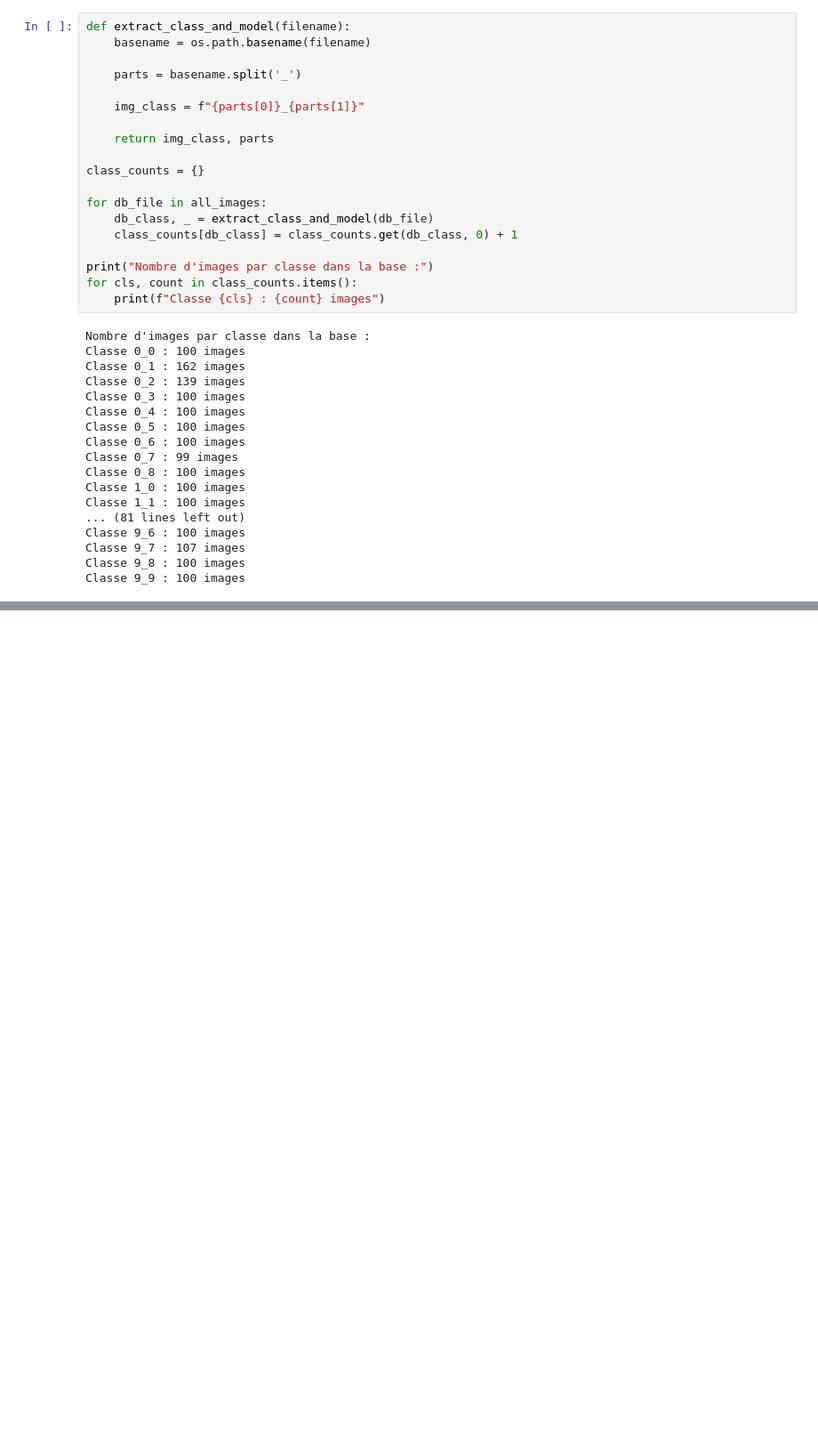
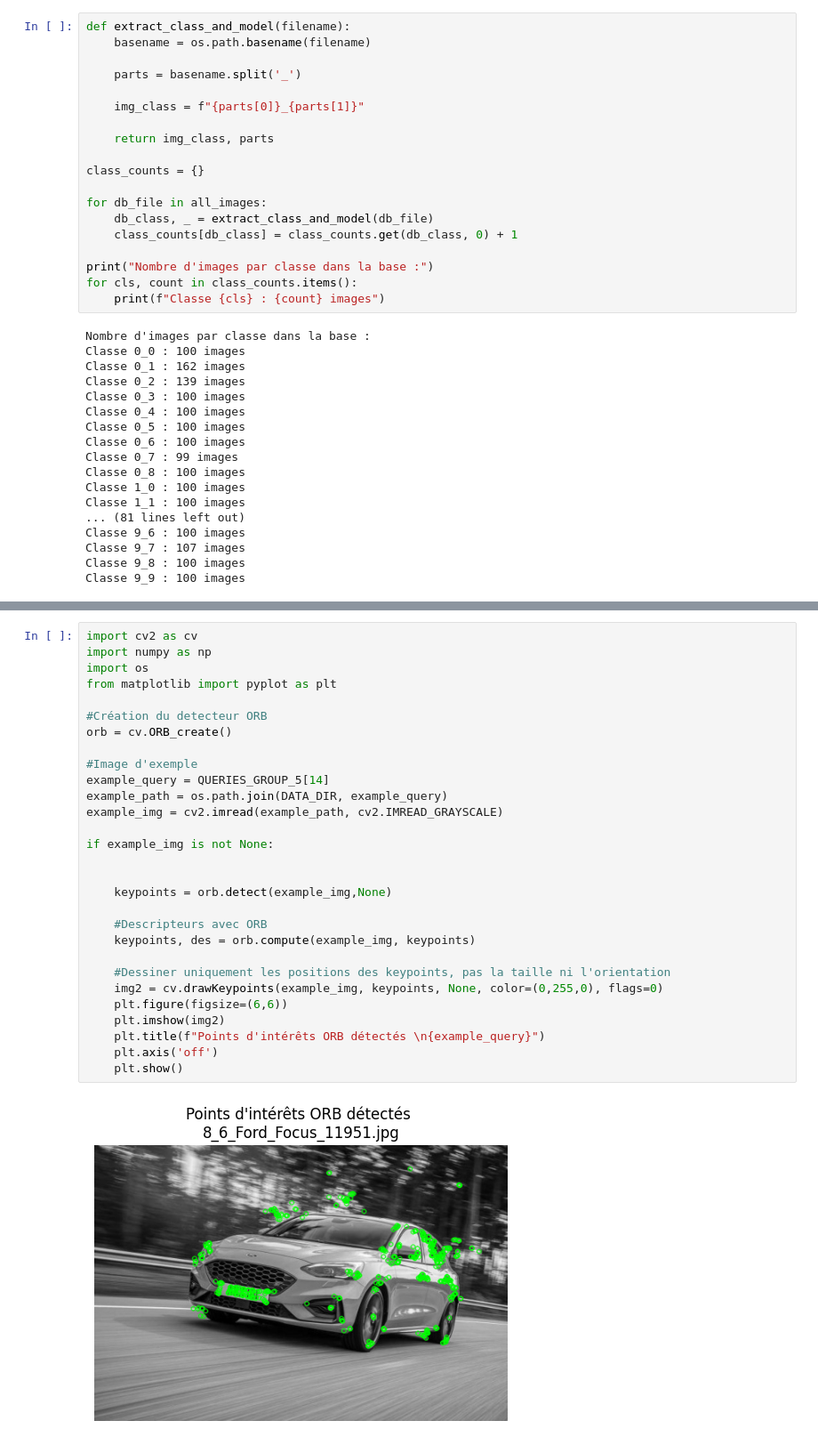
Before and after one commit to 16Flavio/Machine-and-DeepLearning-for-Multimedia-Retrieval, a Jupyter notebook: notebooks/01_descriptor_tests.ipynb, the cells around one changed output, grey strips where cells are left out. Shown at 89% size. Drawn from its saved outputs; the diff is of its cells as text; blank space fills up the shorter version.

```diff
--- a/notebooks/01_descriptor_tests.ipynb
+++ b/notebooks/01_descriptor_tests.ipynb
@@ -420,0 +431,31 @@ Mean Avg Precision (mAP)  : 2.16 %
+# %%
+import cv2 as cv
+import numpy as np
+import os
+from matplotlib import pyplot as plt
+
+#Création du detecteur ORB
+orb = cv.ORB_create()
+
+#Image d'exemple
+example_query = QUERIES_GROUP_5[14]
+example_path = os.path.join(DATA_DIR, example_query)
+example_img = cv2.imread(example_path, cv2.IMREAD_GRAYSCALE)
+
+if example_img is not None:
+
+
+    keypoints = orb.detect(example_img,None)
+
+    #Descripteurs avec ORB
+    keypoints, des = orb.compute(example_img, keypoints)
+
+    #Dessiner uniquement les positions des keypoints, pas la taille ni l'orientation
+    img2 = cv.drawKeypoints(example_img, keypoints, None, color=(0,255,0), flags=0)
+    plt.figure(figsize=(6,6))
+    plt.imshow(img2)
+    plt.title(f"Points d'intérêts ORB détectés \n{example_query}")
+    plt.axis('off')
+    plt.show()
+# %% [output]
+[figure, added]
```
Also changed, not shown: parts of 10 cells of this notebook, 1 other file.
